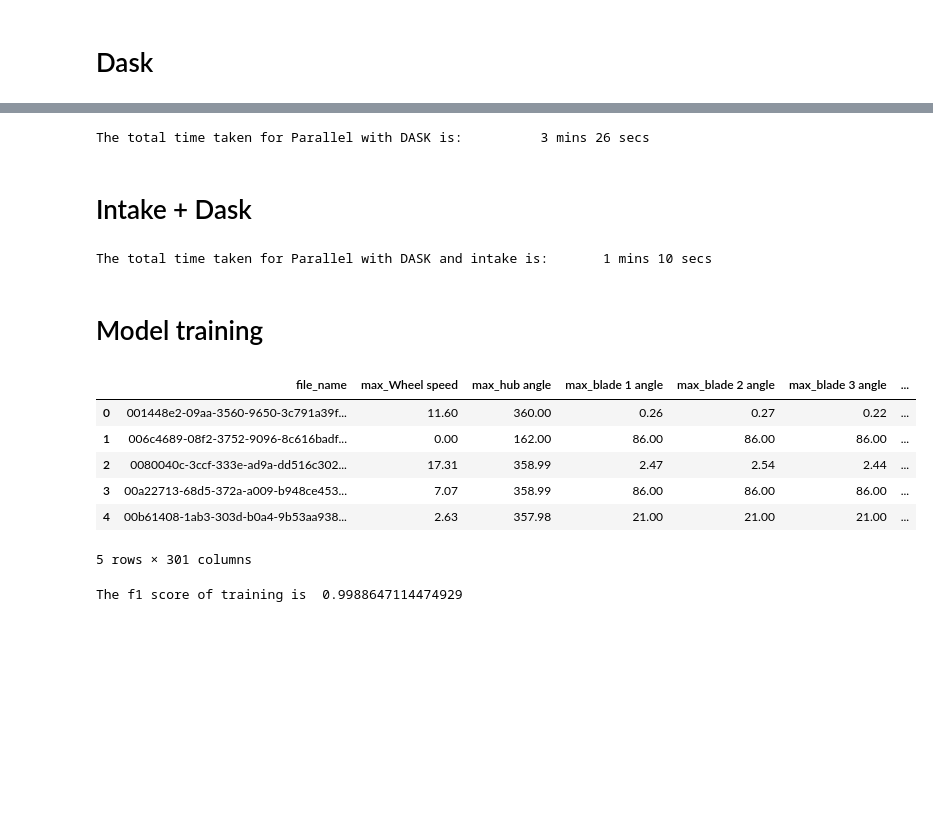
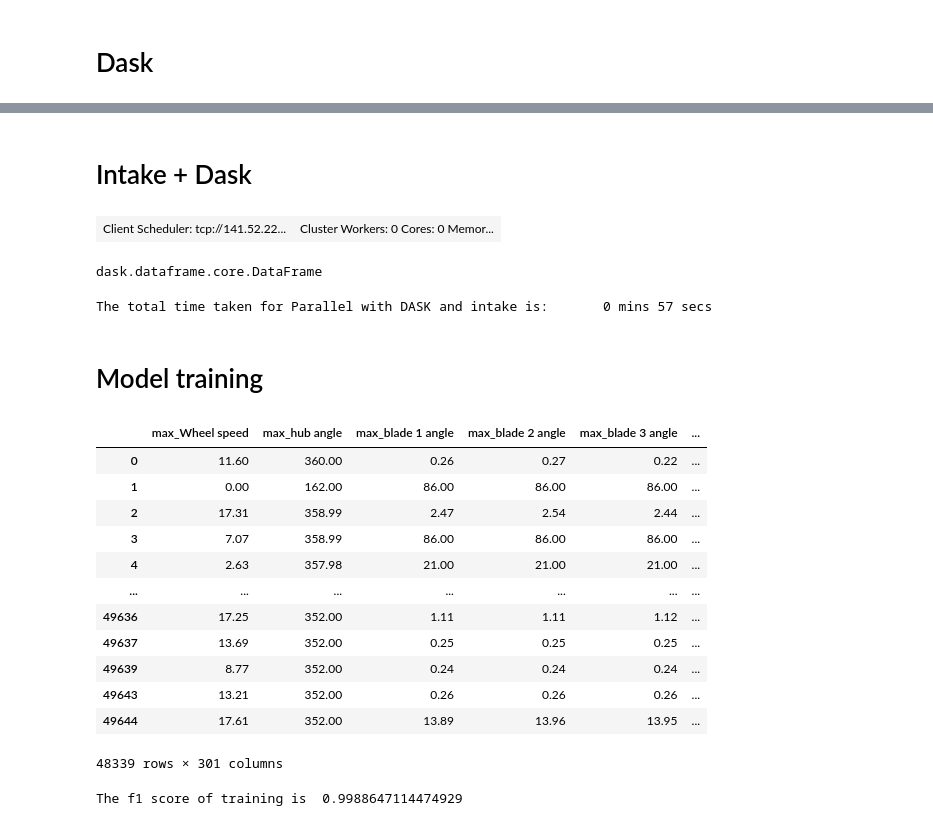
Before and after one commit to sdsc-bw/Parallel_computing, a Jupyter notebook: acceleration_test.ipynb, the cells around one changed output, grey strips where cells are left out. Cells and saved outputs as stored; diff of their text form; code cells hidden in the pictures; blank space fills up the shorter version.

```diff
--- a/acceleration_test.ipynb
+++ b/acceleration_test.ipynb
@@ -137,8 +144,8 @@ feature
     - Dask with 25 workers 50 cores
     - Dask + intake with 25 worker 50 cores
 # %%
-TRAIN_LABEL_PATH = "data/train_labels.csv"
-TRAIN_PATH = "data/train/"
+TRAIN_LABEL_PATH = "/smartdata/hj7422/Documents/Workplace/windrad/data/train_labels.csv"
+TRAIN_PATH = "/smartdata/hj7422/Documents/Workplace/windrad/data/train/"
 
 # label dataframe
 label = pd.read_csv(TRAIN_LABEL_PATH)
@@ -215,13 +224,6 @@ client
 # %%
 time_start = time.time()
-tmp = client.map(extract_features_from_files_in_folds, os.listdir(TRAIN_PATH))
-def combine(results):
-    dic = {}
-    for i in results:
-        dic.update(i)
-output = client.submit(combine, tmp)
-result = output.result()
+tmp = client.map(extract_features_from_files, chunks)
+result = client.gather(tmp)
 time_finish = time.time()
 print('The total time taken for Parallel with DASK is: \t %d mins %d secs'%(int((time_finish - time_start)/60), int((time_finish - time_start)%60)))
-# %% [output]
-The total time taken for Parallel with DASK is:          3 mins 26 secs
@@ -232,16 +243,26 @@ import intake
+# %%
+client2
+# %% [output]
+| Client Scheduler: tcp://141.52.22... | Cluster Workers: 0 Cores: 0 Memor... |
 # %%
 ds = intake.open_csv('data/whole_data.csv')
 # %%
 ddf = ds.to_dask()
+# %%
+type(ddf)
+# %% [output]
+dask.dataframe.core.DataFrame
 # %%
 time_start = time.time()
 ddf = ddf.persist()
 on = 'file_name'
 tmp1 = ddf.groupby(on).max().compute()
+ddf = ddf.persist()
 tmp2 = ddf.groupby(on).min().compute()
 tmp3 = ddf.groupby(on).mean().compute()
 tmp4 = ddf.groupby(on).var().compute()
 time_finish = time.time()
 print('The total time taken for Parallel with DASK and intake is: \t %d mins %d secs'%(int((time_finish - time_start)/60), int((time_finish - time_start)%60)))
+del ddf
 # %% [output]
-The total time taken for Parallel with DASK and intake is:       1 mins 10 secs
+The total time taken for Parallel with DASK and intake is:       0 mins 57 secs
@@ -259,10 +287,16 @@ train = train.reset_index()
 # %%
-train.head()
+train
 # %% [output]
-|  | file_name | max_Wheel speed | max_hub angle | max_blade 1 angle | max_blade 2 angle | max_blade 3 angle | ... |
-| 0 | 001448e2-09aa-3560-9650-3c791a39f... | 11.60 | 360.00 | 0.26 | 0.27 | 0.22 | ... |
-| 1 | 006c4689-08f2-3752-9096-8c616badf... | 0.00 | 162.00 | 86.00 | 86.00 | 86.00 | ... |
-| 2 | 0080040c-3ccf-333e-ad9a-dd516c302... | 17.31 | 358.99 | 2.47 | 2.54 | 2.44 | ... |
-| 3 | 00a22713-68d5-372a-a009-b948ce453... | 7.07 | 358.99 | 86.00 | 86.00 | 86.00 | ... |
-| 4 | 00b61408-1ab3-303d-b0a4-9b53aa938... | 2.63 | 357.98 | 21.00 | 21.00 | 21.00 | ... |
+|  | max_Wheel speed | max_hub angle | max_blade 1 angle | max_blade 2 angle | max_blade 3 angle | ... |
+| 0 | 11.60 | 360.00 | 0.26 | 0.27 | 0.22 | ... |
+| 1 | 0.00 | 162.00 | 86.00 | 86.00 | 86.00 | ... |
+| 2 | 17.31 | 358.99 | 2.47 | 2.54 | 2.44 | ... |
+| 3 | 7.07 | 358.99 | 86.00 | 86.00 | 86.00 | ... |
+| 4 | 2.63 | 357.98 | 21.00 | 21.00 | 21.00 | ... |
+| ... | ... | ... | ... | ... | ... | ... |
+| 49636 | 17.25 | 352.00 | 1.11 | 1.11 | 1.12 | ... |
+| 49637 | 13.69 | 352.00 | 0.25 | 0.25 | 0.25 | ... |
+| 49639 | 8.77 | 352.00 | 0.24 | 0.24 | 0.24 | ... |
+| 49643 | 13.21 | 352.00 | 0.26 | 0.26 | 0.26 | ... |
+| 49644 | 17.61 | 352.00 | 13.89 | 13.96 | 13.95 | ... |
-5 rows × 301 columns
+48339 rows × 301 columns
```
Also changed, not shown: parts of 20 cells of this notebook.
